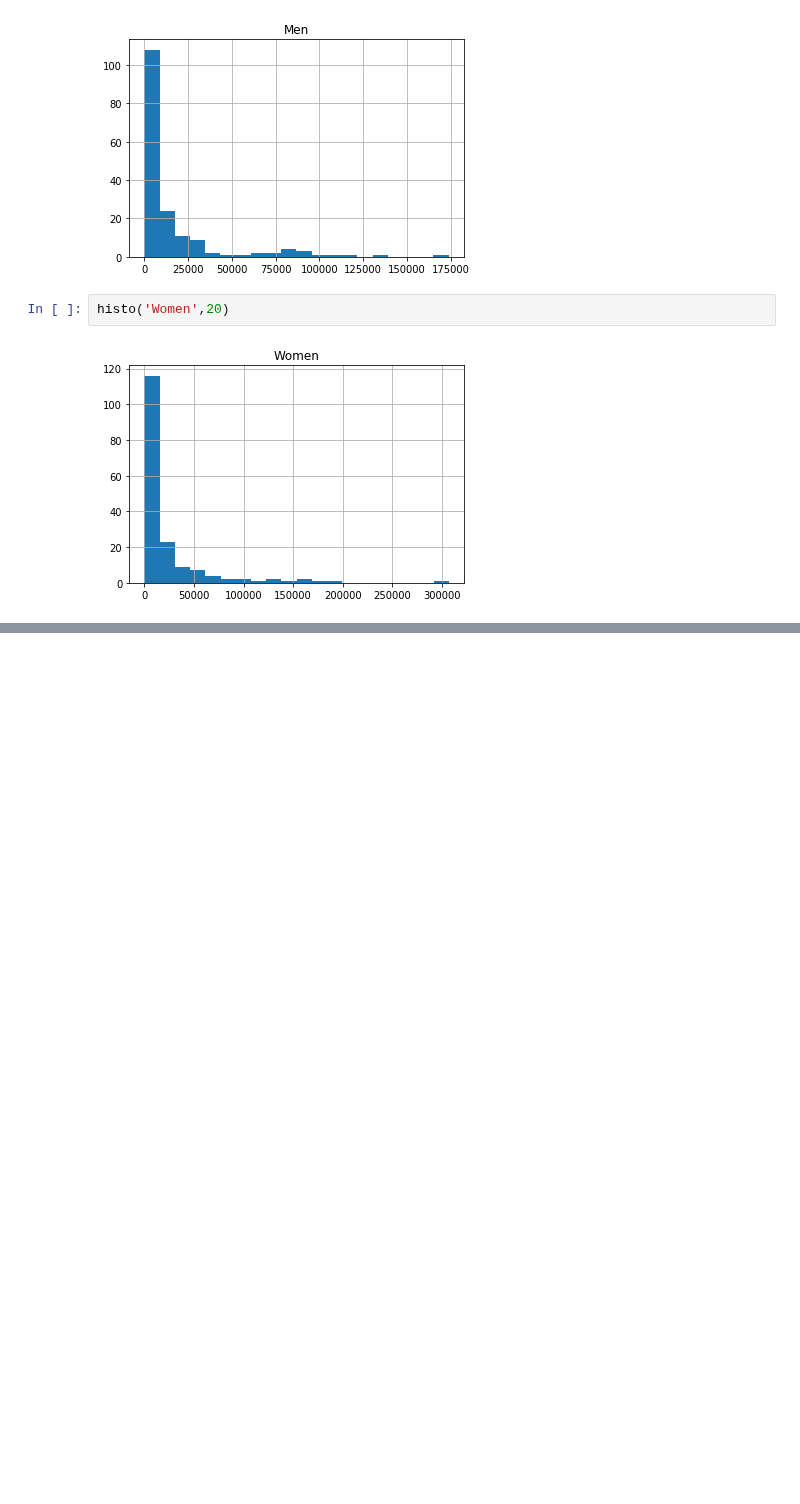
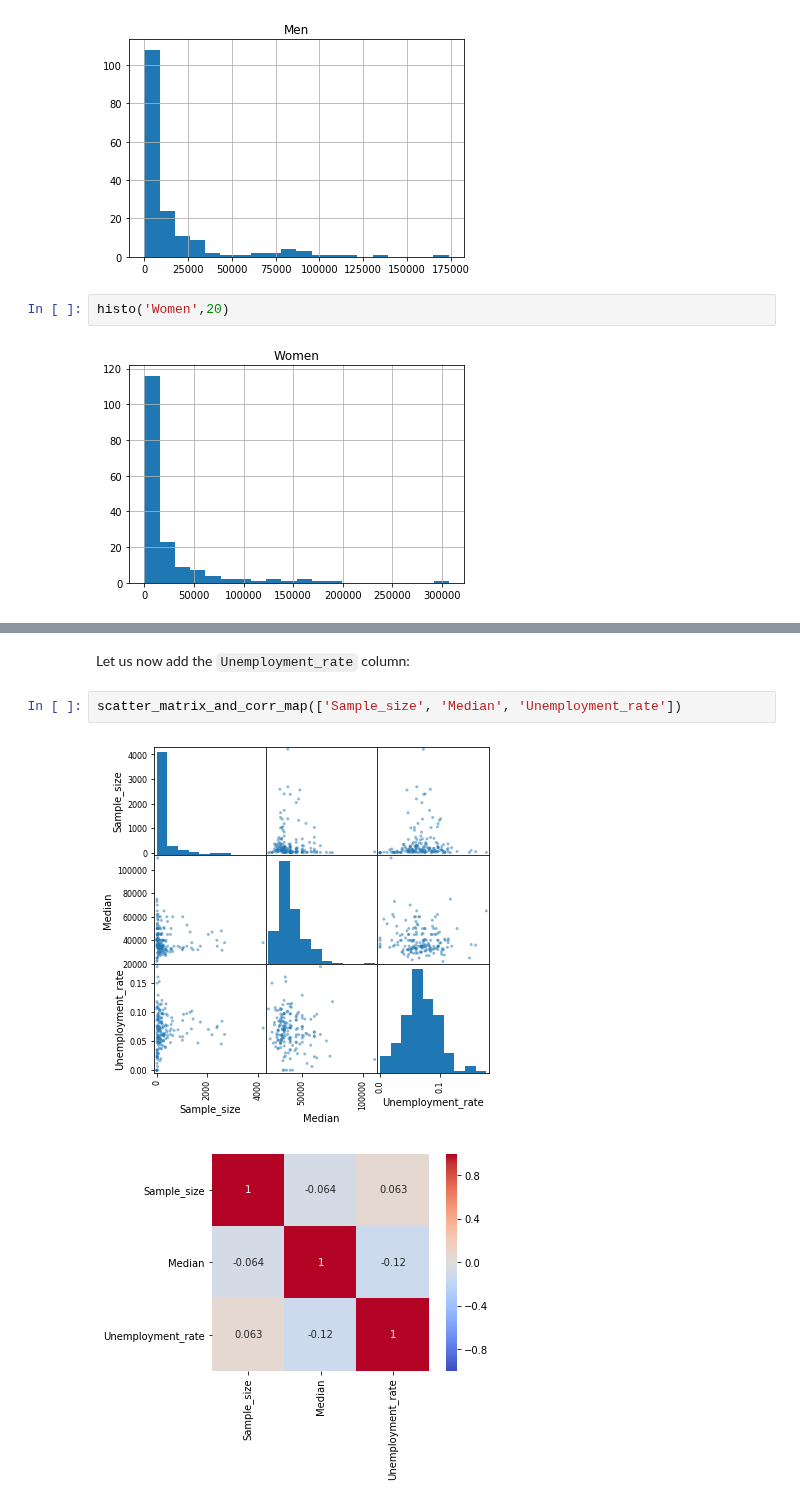
Before and after one commit to FlorentCLMichel/learning_data_science, a Jupyter notebook: Earnings_college_major.ipynb, the cells around one changed output, grey strips where cells are left out. Drawn from its saved outputs; the diff is of its cells as text; blank space fills up the shorter version.

```diff
--- a/Earnings_college_major.ipynb
+++ b/Earnings_college_major.ipynb
@@ -180,0 +217,7 @@ From these plots, it seems that:
+# %% [markdown]
+Let us now add the `Unemployment_rate` column:
+# %%
+scatter_matrix_and_corr_map(['Sample_size', 'Median', 'Unemployment_rate'])
+# %% [output]
+[figure, added]
+[figure, added]
```
Also changed, not shown: parts of 23 cells of this notebook.
